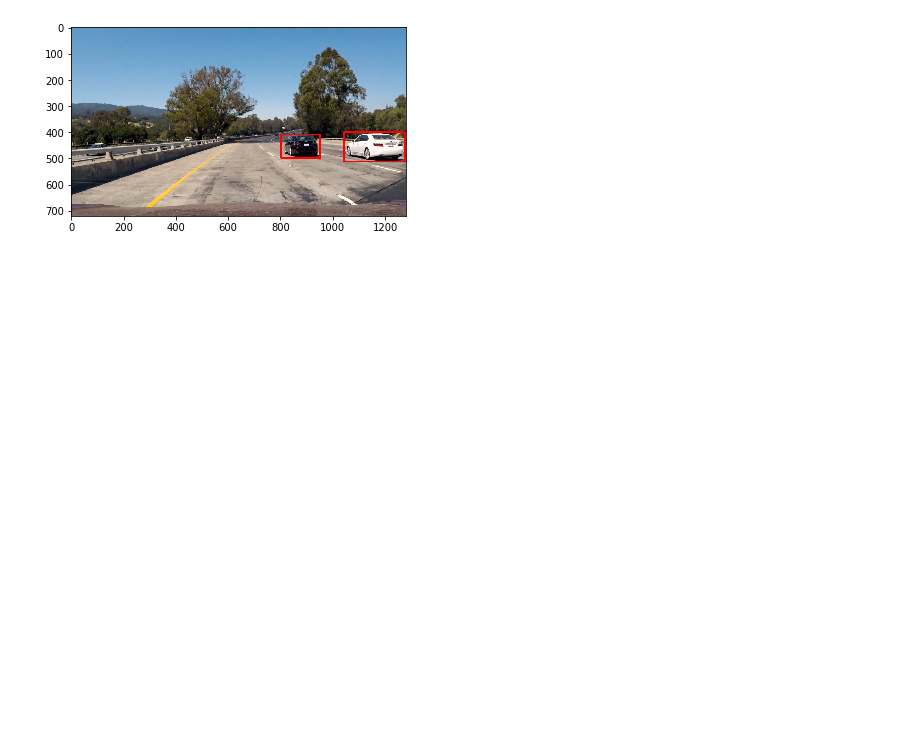
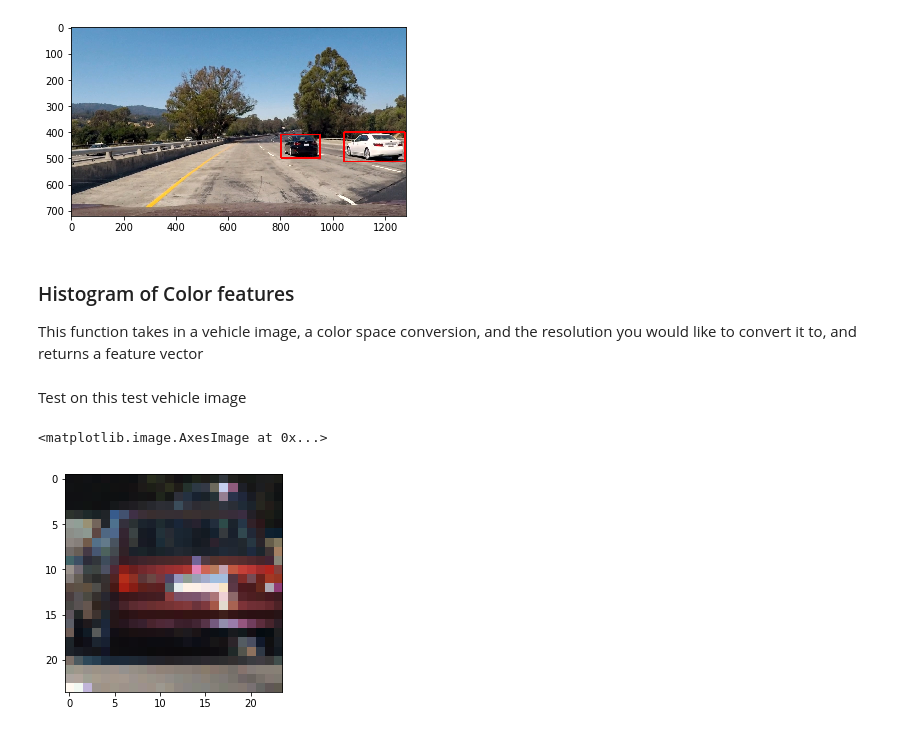
Before and after one commit to vinny-palumbo/AutonomousCars-VehicleDetection, a Jupyter notebook: pipeline.ipynb, the cells around one changed output. Saved outputs shown, nothing was run; the diff lists cells and outputs as text; code cells hidden in the pictures; blank space fills up the shorter version.

Commit message:
Color Feature Extraction

```diff
--- a/pipeline.ipynb
+++ b/pipeline.ipynb
@@ -65,3 +65,6 @@ plt.imshow(result)
 # %% [output]
 <matplotlib.image.AxesImage at 0x...>
 [figure]
+# %% [markdown]
+### Histogram of Color features
+This function takes in a vehicle image, a color space conversion, and the resolution you would like to convert it to, and returns a feature vector
@@ -67,0 +90,10 @@ plt.imshow(result)
+# %% [markdown]
+Test on this test vehicle image
+# %%
+#reading in a vehicle test image
+test_vehicule_image = mpimg.imread('test_images/Histogram of Colors/7.png')
+test_vehicule_image = cv2.resize(test_vehicule_image, (24, 24))
+plt.imshow(test_vehicule_image)
+# %% [output]
+<matplotlib.image.AxesImage at 0x...>
+[figure, added]
```
Also changed, not shown: parts of 8 cells of this notebook, 6 other files.
